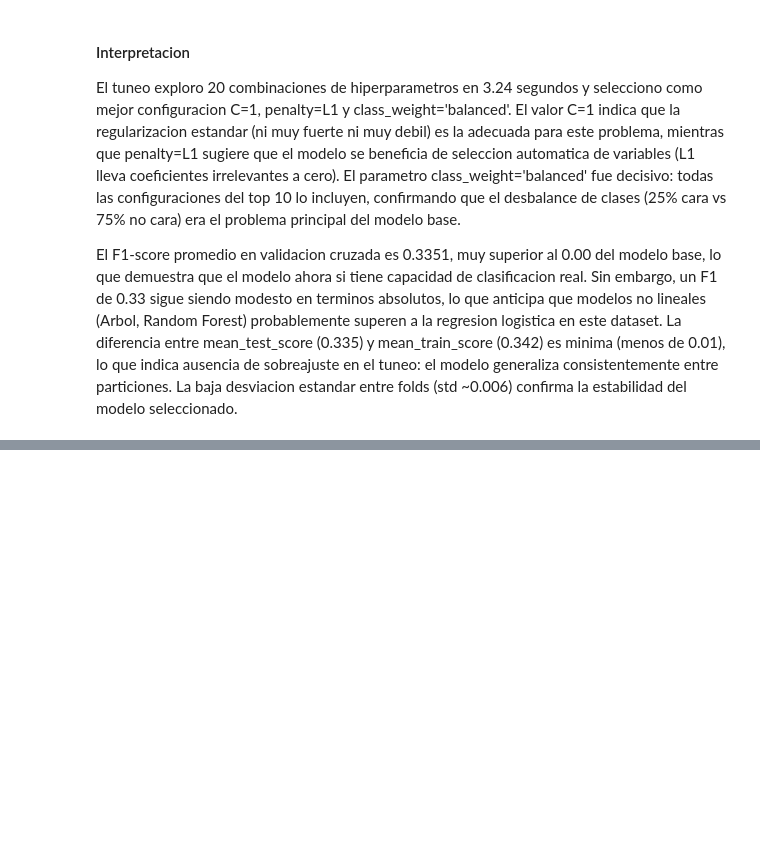
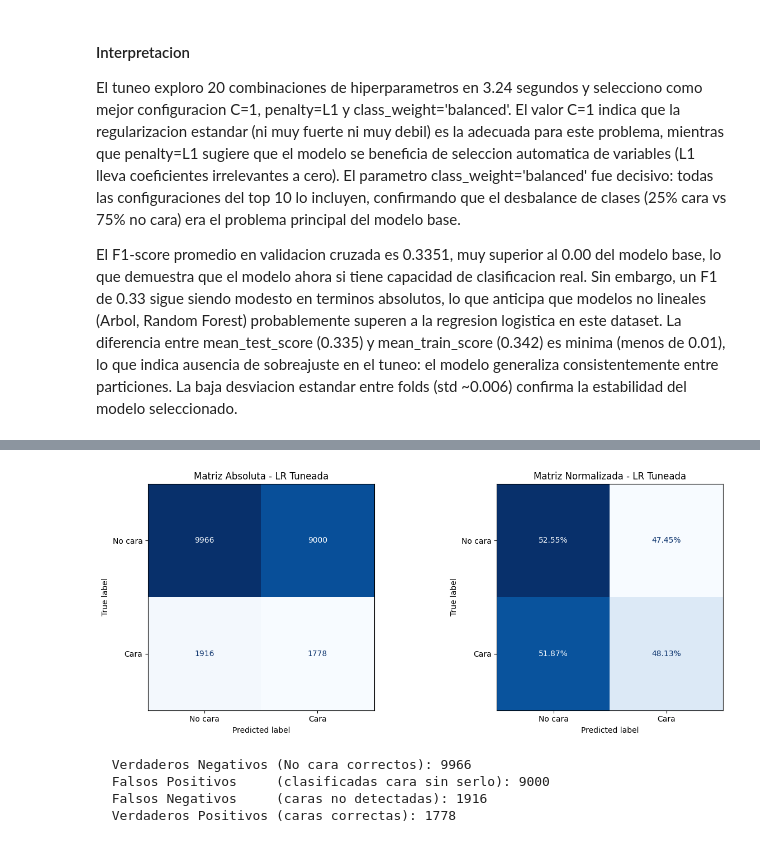
Before and after one commit to AleWWH1104/Lab5-md, a Jupyter notebook: lab7-regresion.ipynb, the cells around one changed output, grey strips where cells are left out. Saved outputs shown, nothing was run; the diff lists cells and outputs as text; code cells hidden in the pictures; blank space fills up the shorter version.

Commit message:
feat(p8): matriz de confusión y profiling

```diff
--- a/lab7-regresion.ipynb
+++ b/lab7-regresion.ipynb
@@ -462,0 +501,28 @@ El F1-score promedio en validacion cruzada es 0.3351, muy superior al 0.00 del m
+# %%
+# Matriz de confusion del modelo tuneado
+cm_tuned = confusion_matrix(y_test_cara, y_pred_tuned)
+
+fig, axes = plt.subplots(1, 2, figsize=(13, 5))
+
+ConfusionMatrixDisplay(cm_tuned, display_labels=['No cara', 'Cara']).plot(
+    ax=axes[0], cmap='Blues', colorbar=False)
+axes[0].set_title('Matriz Absoluta - LR Tuneada')
+
+cm_tuned_norm = confusion_matrix(y_test_cara, y_pred_tuned, normalize='true')
+ConfusionMatrixDisplay(cm_tuned_norm, display_labels=['No cara', 'Cara']).plot(
+    ax=axes[1], cmap='Blues', colorbar=False, values_format='.2%')
+axes[1].set_title('Matriz Normalizada - LR Tuneada')
+plt.tight_layout()
+plt.show()
+
+tn, fp, fn, tp = cm_tuned.ravel()
+print(f'  Verdaderos Negativos (No cara correctos): {tn}')
+print(f'  Falsos Positivos     (clasificadas cara sin serlo): {fp}')
+print(f'  Falsos Negativos     (caras no detectadas): {fn}')
+print(f'  Verdaderos Positivos (caras correctas): {tp}')
+# %% [output]
+[figure, added]
+  Verdaderos Negativos (No cara correctos): 9966
+  Falsos Positivos     (clasificadas cara sin serlo): 9000
+  Falsos Negativos     (caras no detectadas): 1916
+  Verdaderos Positivos (caras correctas): 1778
```
Also changed, not shown: parts of 5 cells of this notebook.
